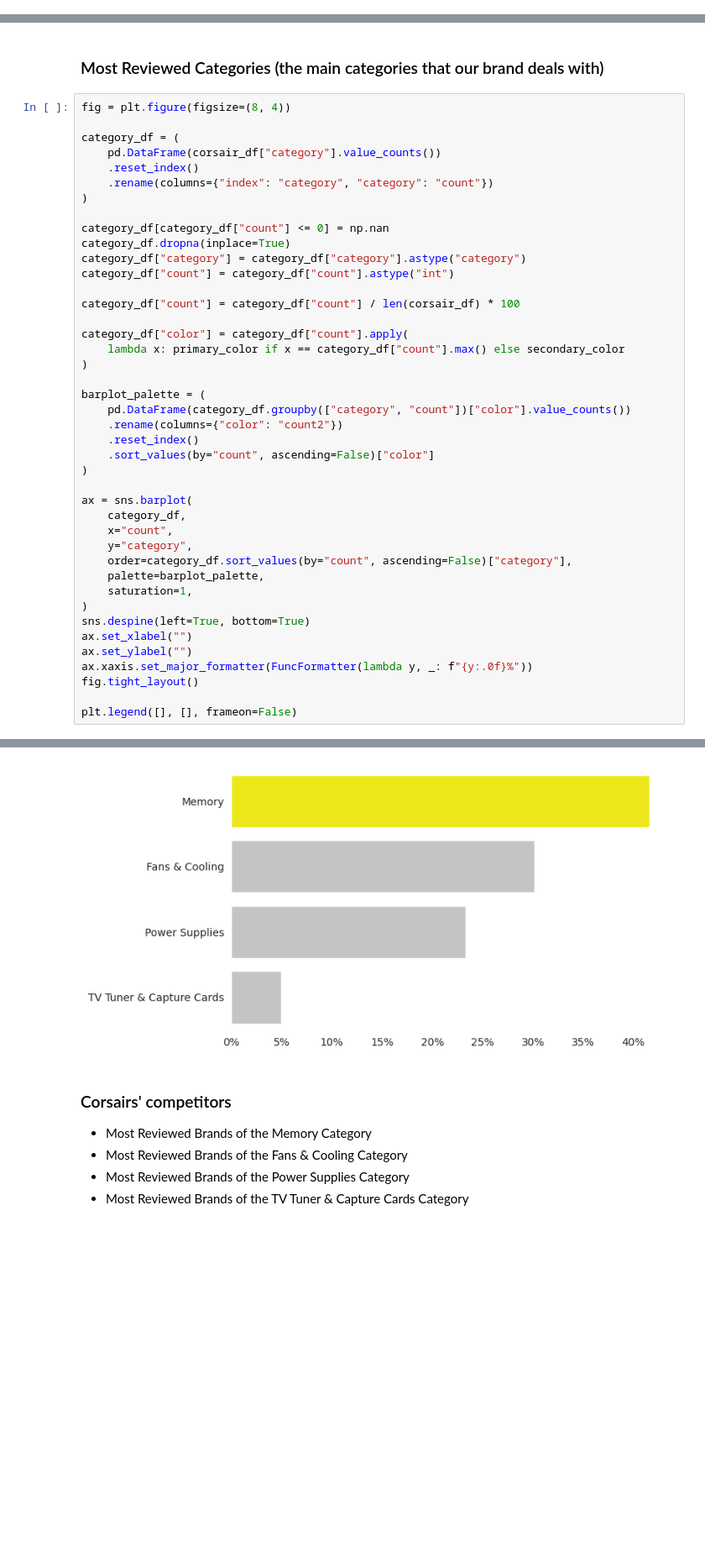
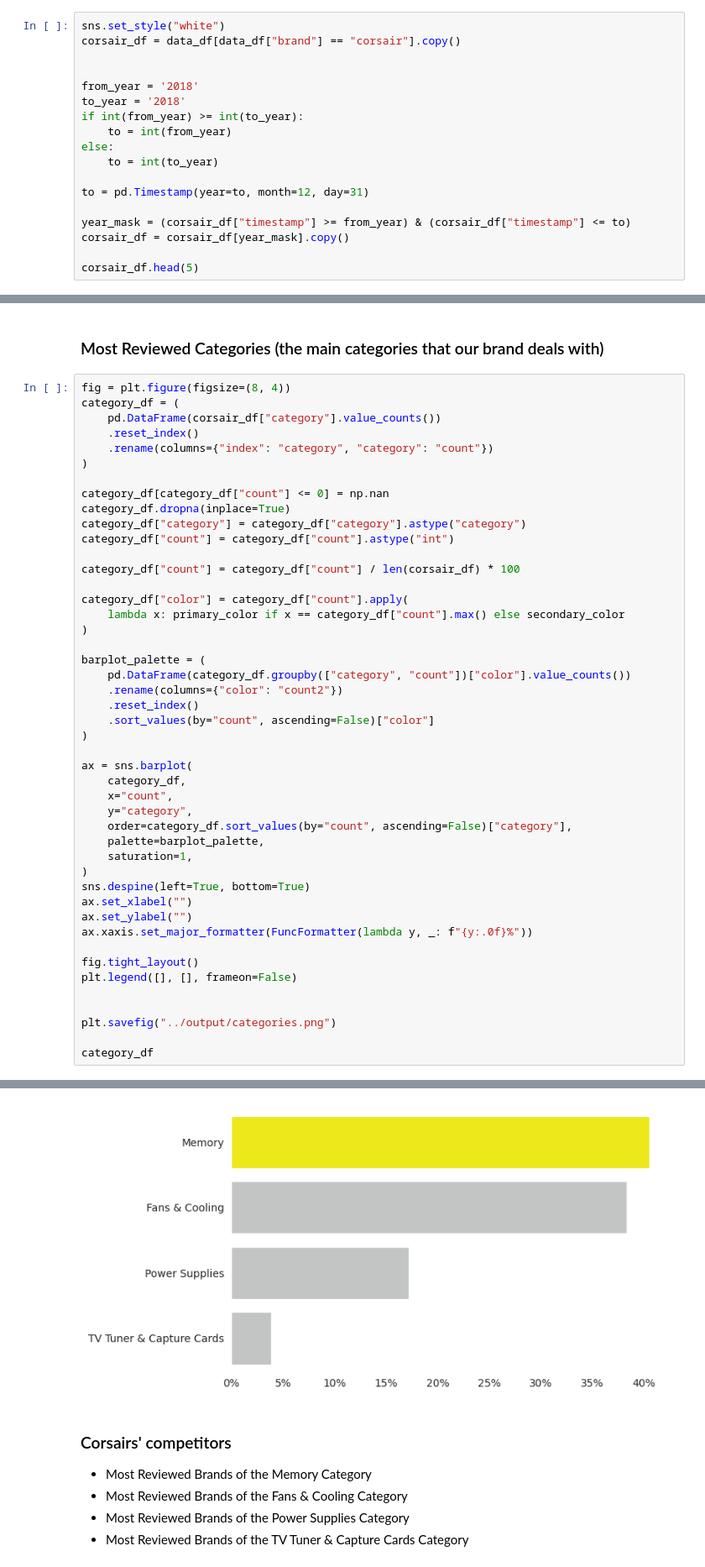
Before and after one commit to saiteki-kai/amazon-reviews, a Jupyter notebook: notebooks/02_analysis.ipynb, the cells around one changed output, grey strips where cells are left out. Shown at 84% size. Saved outputs shown, nothing was run; the diff lists cells and outputs as text; blank space fills up the shorter version.

```diff
--- a/notebooks/02_analysis.ipynb
+++ b/notebooks/02_analysis.ipynb
@@ -408,0 +398,18 @@ corsair_df.head(5)
+# %%
+sns.set_style("white")
+corsair_df = data_df[data_df["brand"] == "corsair"].copy()
+
+
+from_year = '2018'
+to_year = '2018'
+if int(from_year) >= int(to_year):
+    to = int(from_year)
+else:
+    to = int(to_year)
+
+to = pd.Timestamp(year=to, month=12, day=31)
+
+year_mask = (corsair_df["timestamp"] >= from_year) & (corsair_df["timestamp"] <= to)
+corsair_df = corsair_df[year_mask].copy()
+
+corsair_df.head(5)
@@ -543,7 +559,6 @@ Average Rating: 4.50
 ### Most Reviewed Categories (the main categories that our brand deals with)
 # %%
 fig = plt.figure(figsize=(8, 4))
-
 category_df = (
     pd.DataFrame(corsair_df["category"].value_counts())
     .reset_index()
@@ -580,7 +595,12 @@ sns.despine(left=True, bottom=True)
 ax.set_xlabel("")
 ax.set_ylabel("")
 ax.xaxis.set_major_formatter(FuncFormatter(lambda y, _: f"{y:.0f}%"))
+
 fig.tight_layout()
+plt.legend([], [], frameon=False)
 
-plt.legend([], [], frameon=False)
+
+plt.savefig("../output/categories.png")
+
+category_df
 # %% [output]
@@ -588,4 +612,4 @@ plt.legend([], [], frameon=False)
-[figure, old version]
+[figure, new version]
 # %% [markdown]
 ### Corsairs' competitors
 - Most Reviewed Brands of the Memory Category
```
Also changed, not shown: parts of 20 cells of this notebook.
